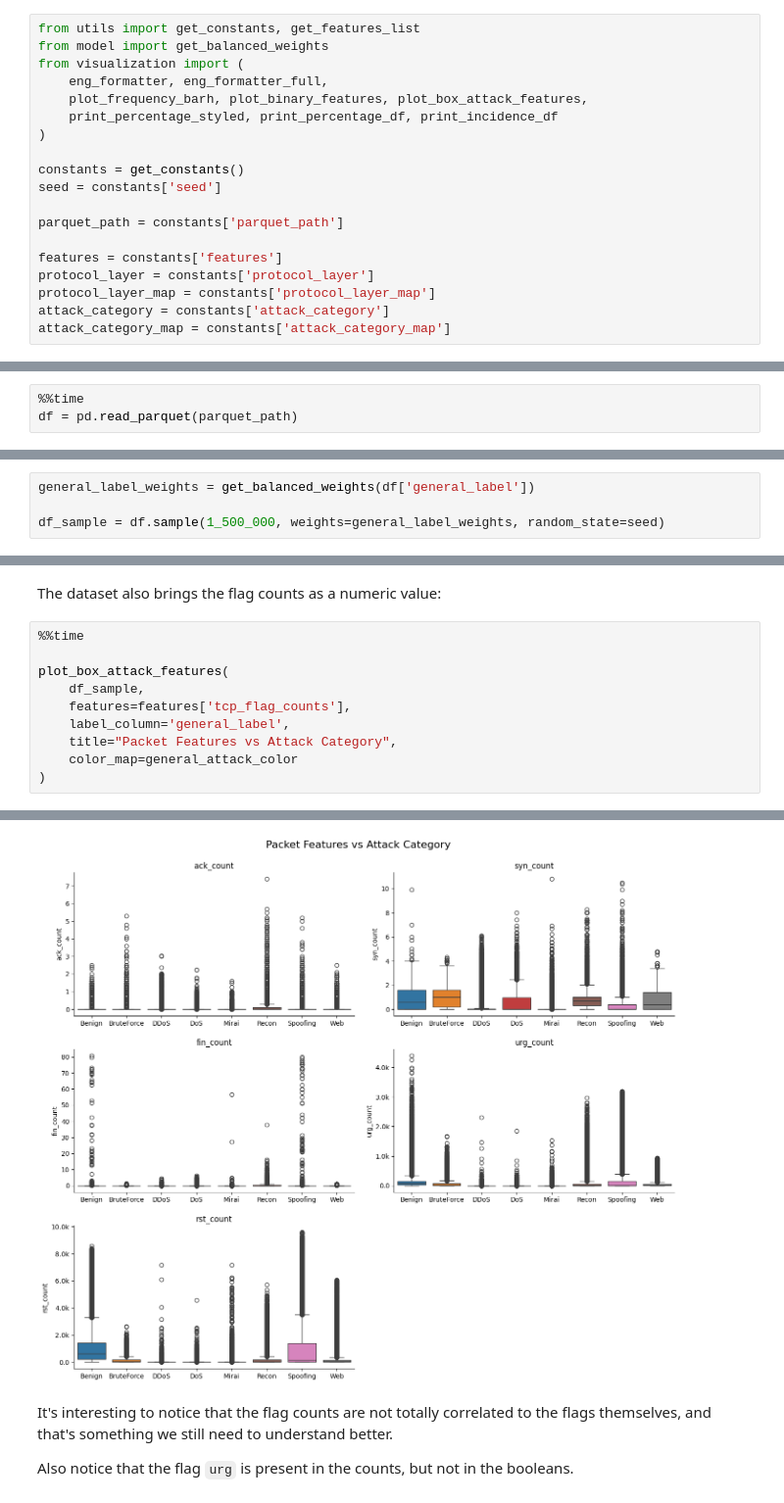
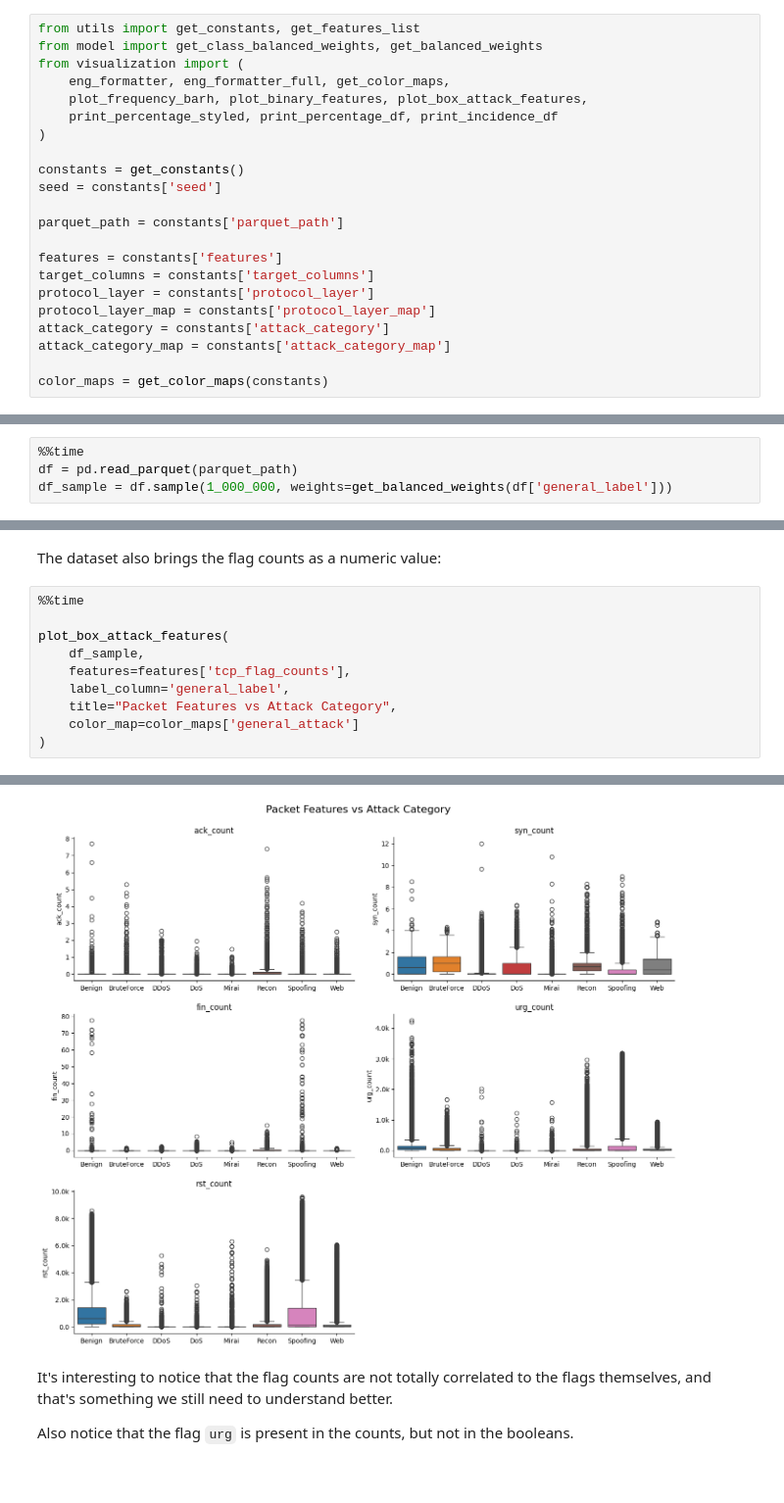
Before and after one commit to inaciobr/Multi-Stage-IoT-Intrusion-Detection, a Jupyter notebook: notebooks/1 - EDA.ipynb, the cells around one changed output, grey strips where cells are left out. Shown at 98% size. Cells and saved outputs as stored; diff of their text form.

```diff
--- a/notebooks/1 - EDA.ipynb
+++ b/notebooks/1 - EDA.ipynb
@@ -139,9 +139,9 @@ sys.path.append('../')
 ## Definitions
 # %%
 from utils import get_constants, get_features_list
-from model import get_balanced_weights
+from model import get_class_balanced_weights, get_balanced_weights
 from visualization import (
-    eng_formatter, eng_formatter_full,
+    eng_formatter, eng_formatter_full, get_color_maps,
     plot_frequency_barh, plot_binary_features, plot_box_attack_features,
     print_percentage_styled, print_percentage_df, print_incidence_df
 )
@@ -152,7 +152,10 @@ seed = constants['seed']
 parquet_path = constants['parquet_path']
 
 features = constants['features']
+target_columns = constants['target_columns']
 protocol_layer = constants['protocol_layer']
 protocol_layer_map = constants['protocol_layer_map']
 attack_category = constants['attack_category']
 attack_category_map = constants['attack_category_map']
+
+color_maps = get_color_maps(constants)
@@ -186,3 +166,4 @@ Let's start taking a first look at the data we have.
 # %%
 %%time
 df = pd.read_parquet(parquet_path)
+df_sample = df.sample(1_000_000, weights=get_balanced_weights(df['general_label']))
@@ -189,7 +173,3 @@ df = pd.read_parquet(parquet_path)
-# %%
-general_label_weights = get_balanced_weights(df['general_label'])
-
-df_sample = df.sample(1_500_000, weights=general_label_weights, random_state=seed)
 # %% [markdown]
 ## Overview
 # %%
@@ -465,6 +449,6 @@ plot_box_attack_features(
     features=features['tcp_flag_counts'],
     label_column='general_label',
     title="Packet Features vs Attack Category",
-    color_map=general_attack_color
+    color_map=color_maps['general_attack']
 )
 # %% [output]
@@ -473,4 +457,4 @@ Wall time: 20.4 s
-[figure, old version]
+[figure, new version]
 # %% [markdown]
 It's interesting to notice that the flag counts are not totally correlated to the flags themselves, and that's something we still need to understand better.
 
```
Also changed, not shown: parts of 38 cells of this notebook, 3 other files.
